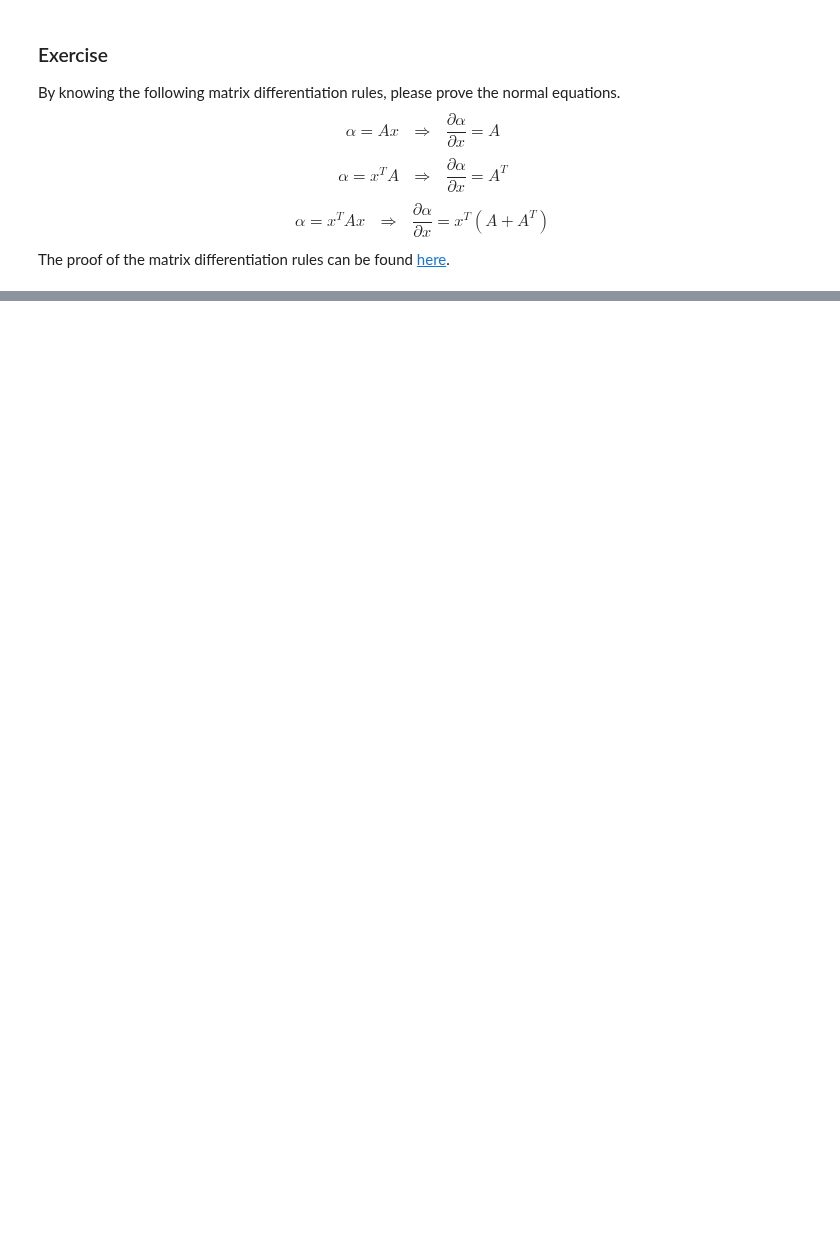
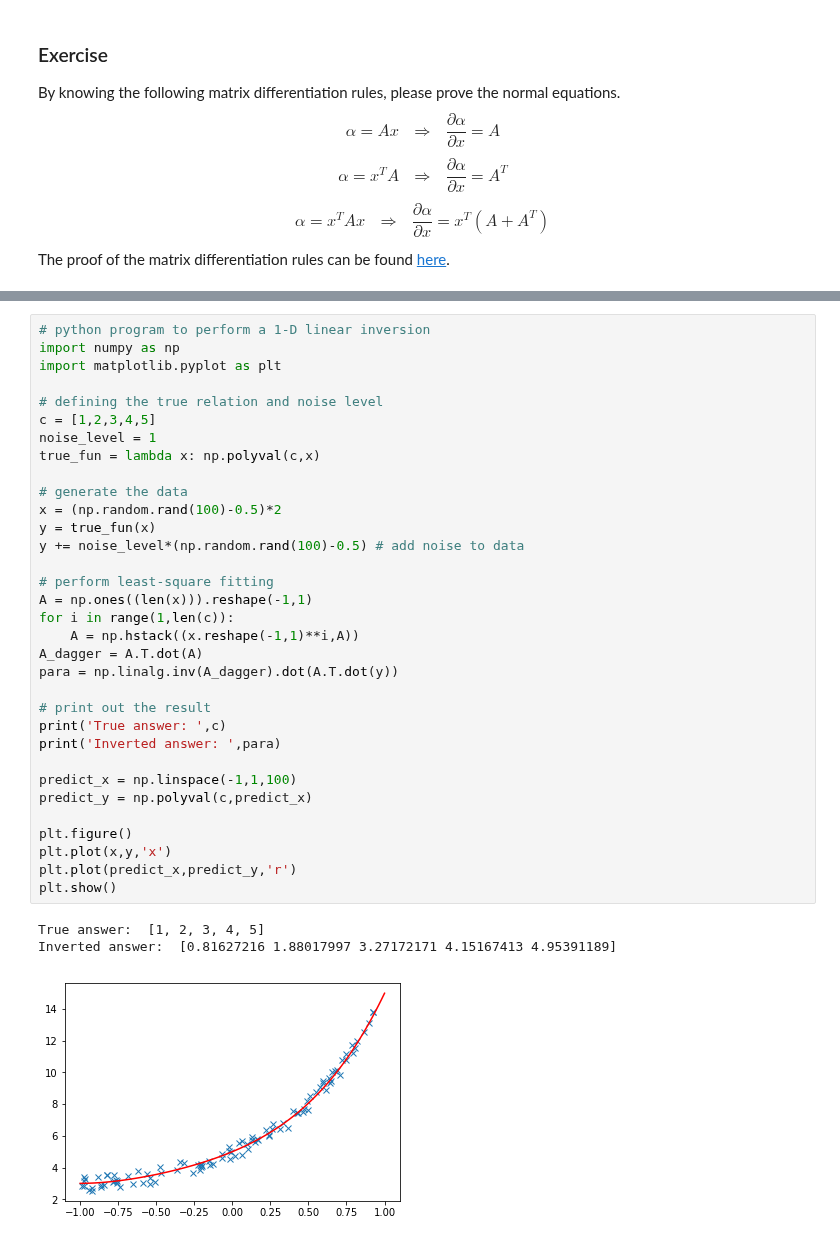
Before and after one commit to jshragge/CSM_GP_GEOPCOMP, a Jupyter notebook: 06_Regression.ipynb, the cells around one changed output, grey strips where cells are left out. Saved outputs shown, nothing was run; the diff lists cells and outputs as text; blank space fills up the shorter version.

```diff
--- a/06_Regression.ipynb
+++ b/06_Regression.ipynb
@@ -47,0 +196,37 @@ The proof of the matrix differentiation rules can be found [here](https://atmos.
+# %%
+# python program to perform a 1-D linear inversion
+import numpy as np
+import matplotlib.pyplot as plt
+
+# defining the true relation and noise level
+c = [1,2,3,4,5]
+noise_level = 1
+true_fun = lambda x: np.polyval(c,x)
+
+# generate the data
+x = (np.random.rand(100)-0.5)*2
+y = true_fun(x)
+y += noise_level*(np.random.rand(100)-0.5) # add noise to data
+
+# perform least-square fitting
+A = np.ones((len(x))).reshape(-1,1)
+for i in range(1,len(c)):
+    A = np.hstack((x.reshape(-1,1)**i,A))
+A_dagger = A.T.dot(A)
+para = np.linalg.inv(A_dagger).dot(A.T.dot(y))
+
+# print out the result
+print('True answer: ',c)
+print('Inverted answer: ',para)
+
+predict_x = np.linspace(-1,1,100)
+predict_y = np.polyval(c,predict_x)
+
+plt.figure()
+plt.plot(x,y,'x')
+plt.plot(predict_x,predict_y,'r')
+plt.show()
+# %% [output]
+True answer:  [1, 2, 3, 4, 5]
+Inverted answer:  [0.81627216 1.88017997 3.27172171 4.15167413 4.95391189]
+[figure, added]
```
Also changed, not shown: parts of 6 cells of this notebook.
